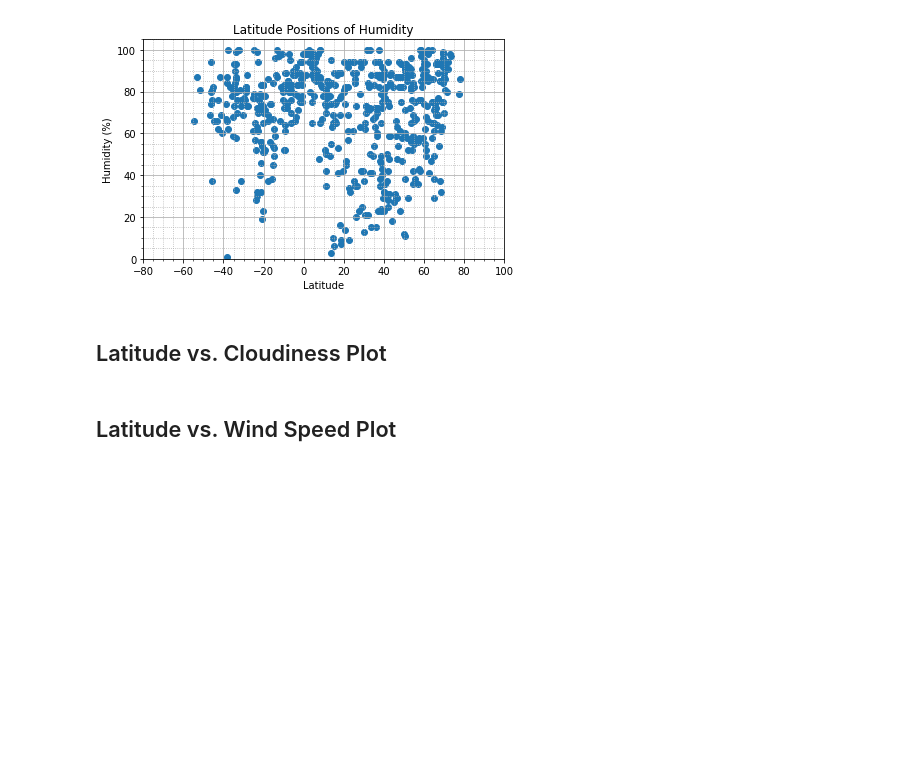
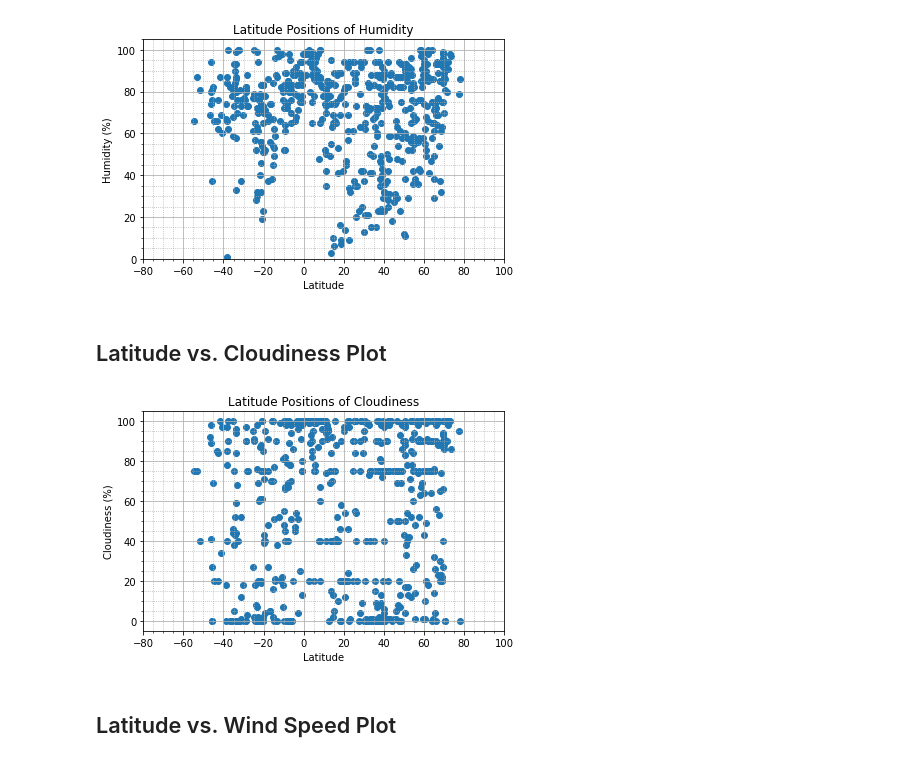
Before and after one commit to Okyere82/Python_API_Challenge, a Jupyter notebook: WeatherPy/WeatherPy.ipynb, the cells around one changed output. Drawn from its saved outputs; the diff is of its cells as text; code cells hidden in the pictures; blank space fills up the shorter version.

Commit message:
Finished Latitude vs Cloudiness

```diff
--- a/WeatherPy/WeatherPy.ipynb
+++ b/WeatherPy/WeatherPy.ipynb
@@ -193,6 +193,23 @@ plt.show()
 [figure]
 # %% [markdown]
 ## Latitude vs. Cloudiness Plot
+# %%
+x_values = cities_data_df["Lat"]
+y_values = cities_data_df["Clouds"]
+
+plt.scatter(x_values,y_values)
+plt.title('Latitude Positions of Cloudiness')
+plt.xlabel('Latitude')
+plt.ylabel('Cloudiness (%)')
+plt.ylim(-5, 105)
+plt.xlim(-80, 100)
+plt.minorticks_on()
+plt.grid(which='major', linestyle='-')
+plt.grid(which='minor', linestyle=':')
+plt.tight_layout()
+plt.show()
+# %% [output]
+[figure, added]
 # %% [markdown]
 ## Latitude vs. Wind Speed Plot
 # %% [markdown]
```
